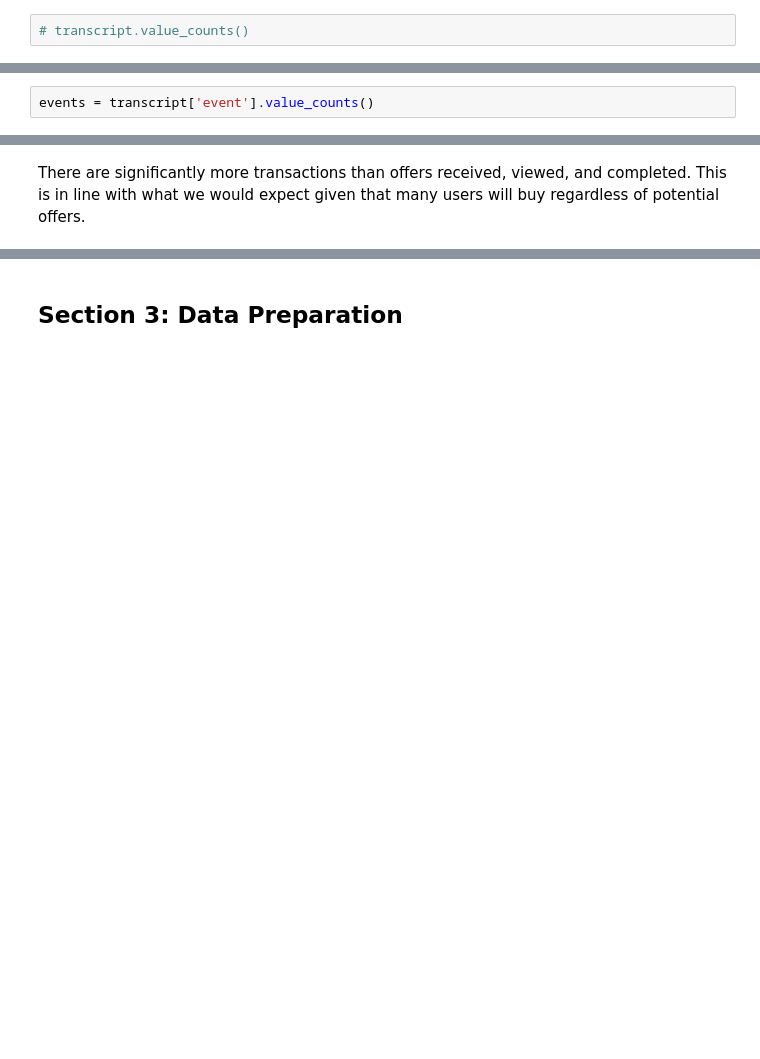
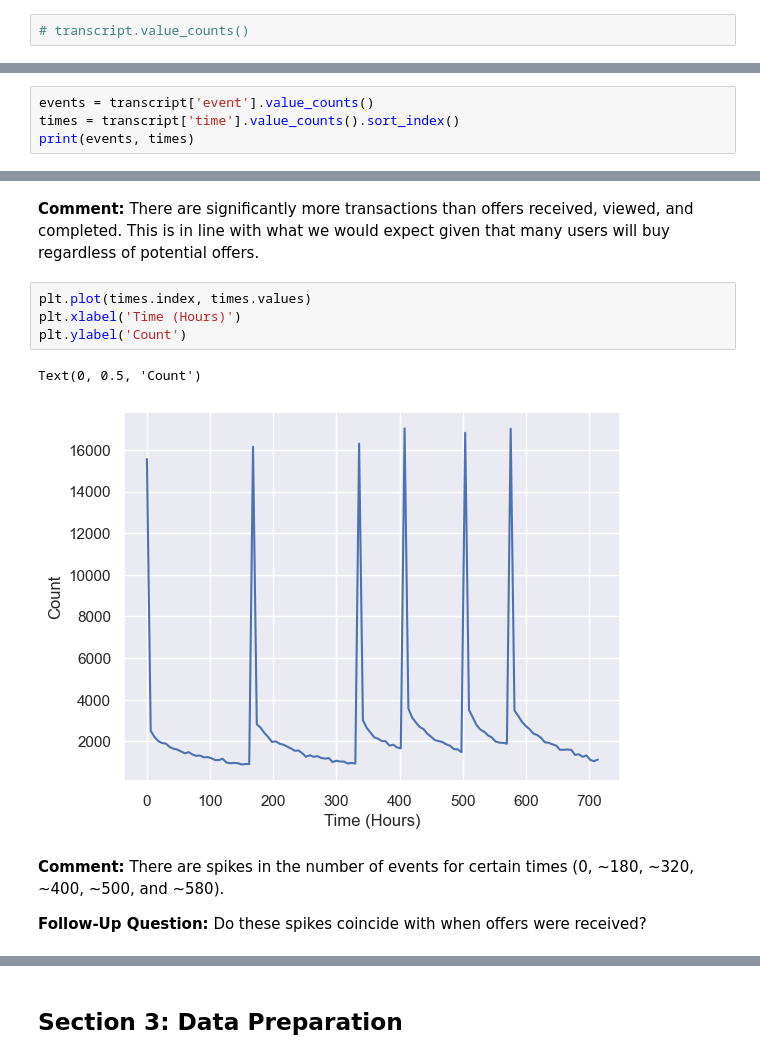
Before and after one commit to ewood242/Project_4_Capstone_Starbucks, a Jupyter notebook: Starbucks_Capstone_notebook.ipynb, the cells around one changed output, grey strips where cells are left out. Saved outputs shown, nothing was run; the diff lists cells and outputs as text; blank space fills up the shorter version.

```diff
--- a/Starbucks_Capstone_notebook.ipynb
+++ b/Starbucks_Capstone_notebook.ipynb
@@ -294,2 +329,4 @@ The above line of code throws an error due to the 'value' field being a dictiona
 # %%
 events = transcript['event'].value_counts()
+times = transcript['time'].value_counts().sort_index()
+print(events, times)
@@ -306,2 +364,13 @@ for i in range(len(events.index)):
 # %% [markdown]
-There are significantly more transactions than offers received, viewed, and completed. This is in line with what we would expect given that many users will buy regardless of potential offers.
+**Comment:** There are significantly more transactions than offers received, viewed, and completed. This is in line with what we would expect given that many users will buy regardless of potential offers.
+# %%
+plt.plot(times.index, times.values)
+plt.xlabel('Time (Hours)')
+plt.ylabel('Count')
+# %% [output]
+Text(0, 0.5, 'Count')
+[figure, added]
+# %% [markdown]
+**Comment:** There are spikes in the number of events for certain times (0, ~180, ~320, ~400, ~500, and ~580).
+
+**Follow-Up Question:** Do these spikes coincide with when offers were received?
```
Also changed, not shown: parts of 200 cells of this notebook, 1 other file.
